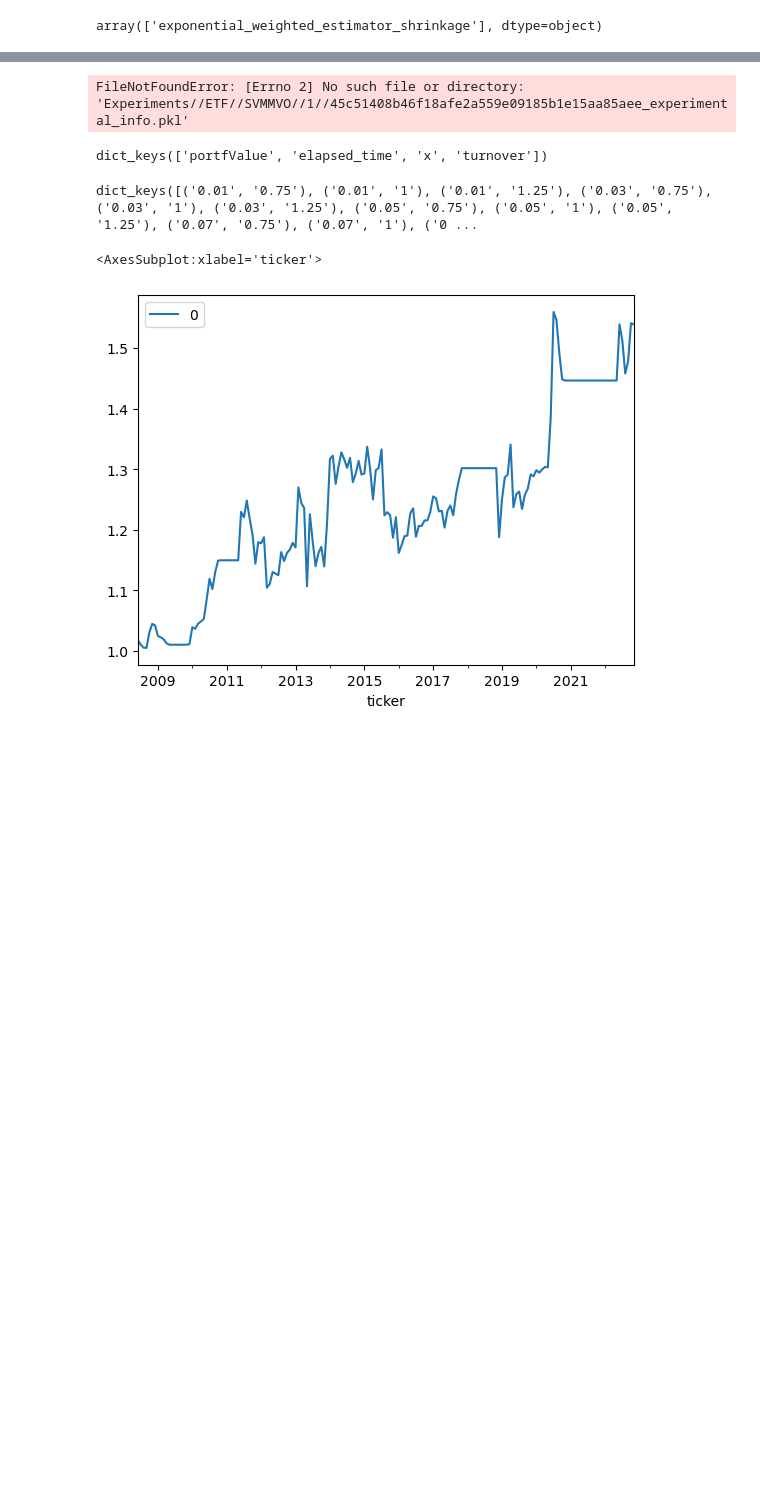
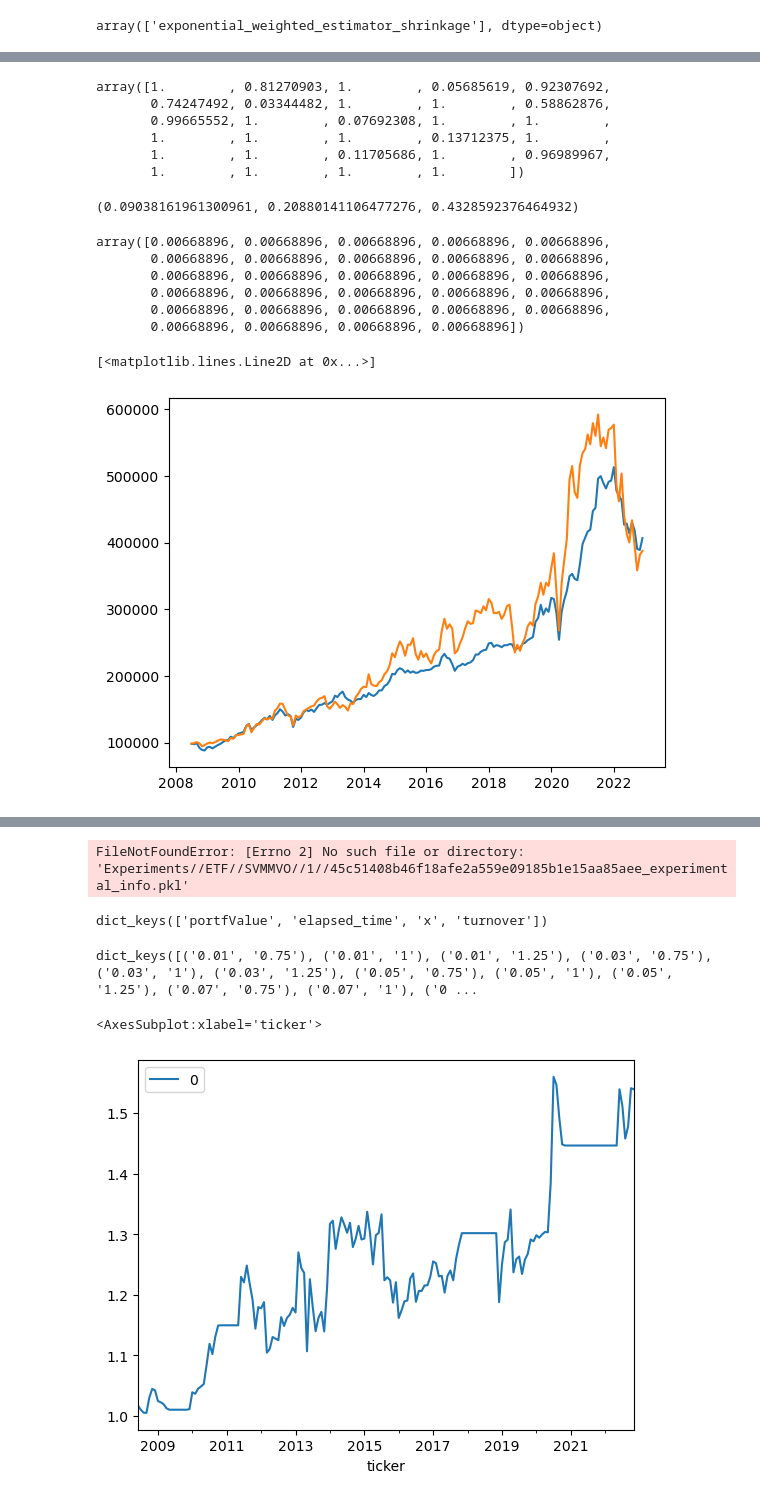
Before and after one commit to davidislip/support_vector_risk_machine, a Jupyter notebook: Results.ipynb, the cells around one changed output, grey strips where cells are left out. Drawn from its saved outputs; the diff is of its cells as text; code cells hidden in the pictures; blank space fills up the shorter version.

```diff
--- a/Results.ipynb
+++ b/Results.ipynb
@@ -400,0 +428,29 @@ Number of instances  105
+# %%
+(x_mvo > 10**(-12)).sum(axis = 0)/len(x_mvo)
+# %% [output]
+array([1.        , 0.81270903, 1.        , 0.05685619, 0.92307692,
+       0.74247492, 0.03344482, 1.        , 1.        , 0.58862876,
+       0.99665552, 1.        , 0.07692308, 1.        , 1.        ,
+       1.        , 1.        , 1.        , 0.13712375, 1.        ,
+       1.        , 1.        , 0.11705686, 1.        , 0.96989967,
+       1.        , 1.        , 1.        , 1.        ])
+# %%
+card_mvo_wealth, elapsed_time, x_card_mvo, turnover = CardMVO_results[('0.01', '0.75')]
+calculate_return_stats(card_mvo_wealth, riskFree)
+# %% [output]
+(0.09038161961300961, 0.20880141106477276, 0.4328592376464932)
+# %%
+(x_card_mvo > 10**(-12)).sum(axis = 0)/len(x_card_mvo)
+# %% [output]
+array([0.00668896, 0.00668896, 0.00668896, 0.00668896, 0.00668896,
+       0.00668896, 0.00668896, 0.00668896, 0.00668896, 0.00668896,
+       0.00668896, 0.00668896, 0.00668896, 0.00668896, 0.00668896,
+       0.00668896, 0.00668896, 0.00668896, 0.00668896, 0.00668896,
+       0.00668896, 0.00668896, 0.00668896, 0.00668896, 0.00668896,
+       0.00668896, 0.00668896, 0.00668896, 0.00668896])
+# %%
+plt.plot(mvo_wealth)
+plt.plot(card_mvo_wealth)
+# %% [output]
+[<matplotlib.lines.Line2D at 0x...>]
+[figure, added]
```
Also changed, not shown: parts of 22 cells of this notebook, 12 other files.
